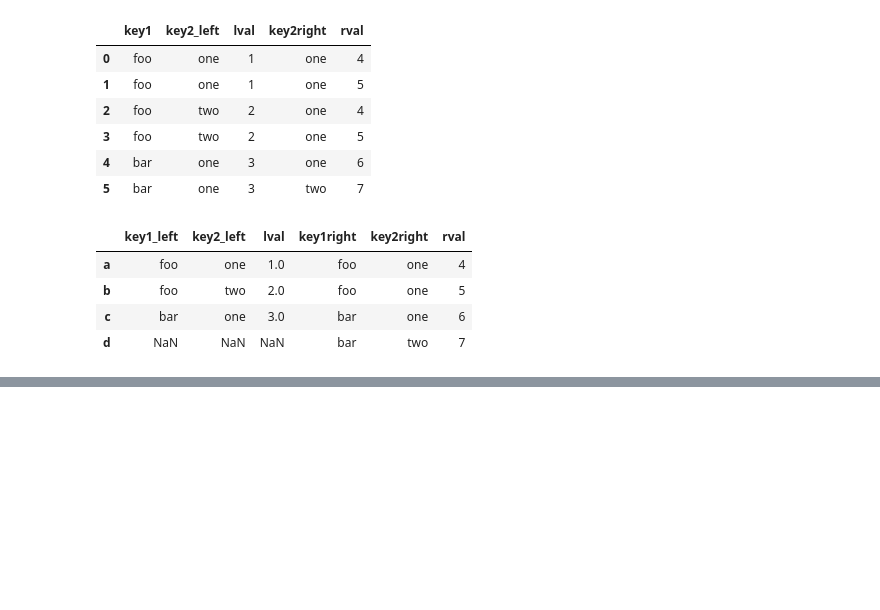
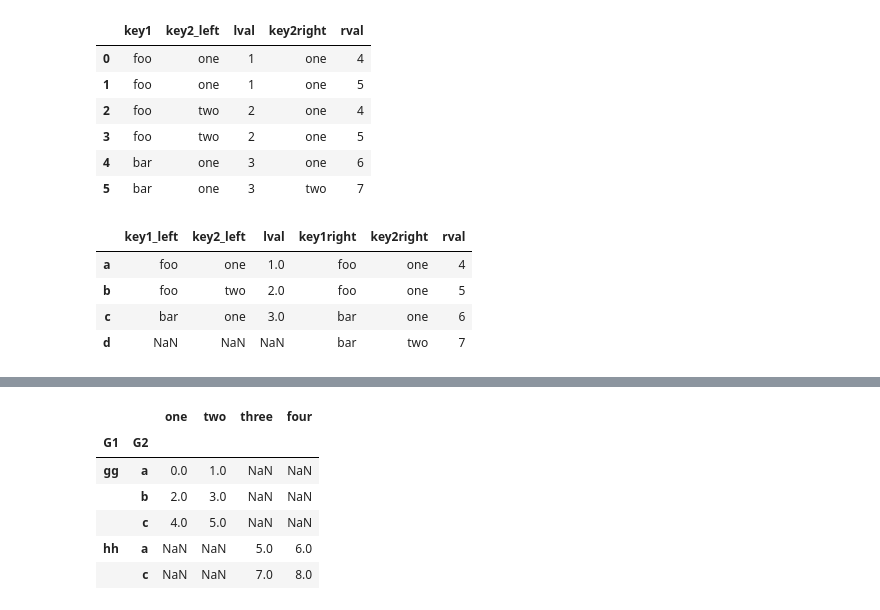
Before and after one commit to scarket/data_assemble, a Jupyter notebook: mult_index/mult_index.ipynb, the cells around one changed output, grey strips where cells are left out. Saved outputs shown, nothing was run; the diff lists cells and outputs as text; code cells hidden in the pictures; blank space fills up the shorter version.

```diff
--- a/mult_index/mult_index.ipynb
+++ b/mult_index/mult_index.ipynb
@@ -348,0 +482,8 @@ pd.merge(left02,right02,left_index=True,right_index=True,
+# %%
+df1 = pd.DataFrame(np.arange(6).reshape(3, 2), index=['a', 'b', 'c'],
+                    columns=['one', 'two'])
+
+df2 = pd.DataFrame(5 + np.arange(4).reshape(2, 2), index=['a', 'c'],
+                          columns=['three', 'four'])
+print(df1)
+print(df2)
@@ -348,0 +542,10 @@ pd.merge(left02,right02,left_index=True,right_index=True,
+# %%
+pd.concat([df1,df2],axis=0,join='outer',keys=['gg','hh'],names=['G1','G2'])
+# %% [output]
+|  |  | one | two | three | four |
+| G1 | G2 |  |  |  |  |
+| gg | a | 0.0 | 1.0 | NaN | NaN |
+|  | b | 2.0 | 3.0 | NaN | NaN |
+|  | c | 4.0 | 5.0 | NaN | NaN |
+| hh | a | NaN | NaN | 5.0 | 6.0 |
+|  | c | NaN | NaN | 7.0 | 8.0 |
```
Also changed, not shown: parts of 22 cells of this notebook.
